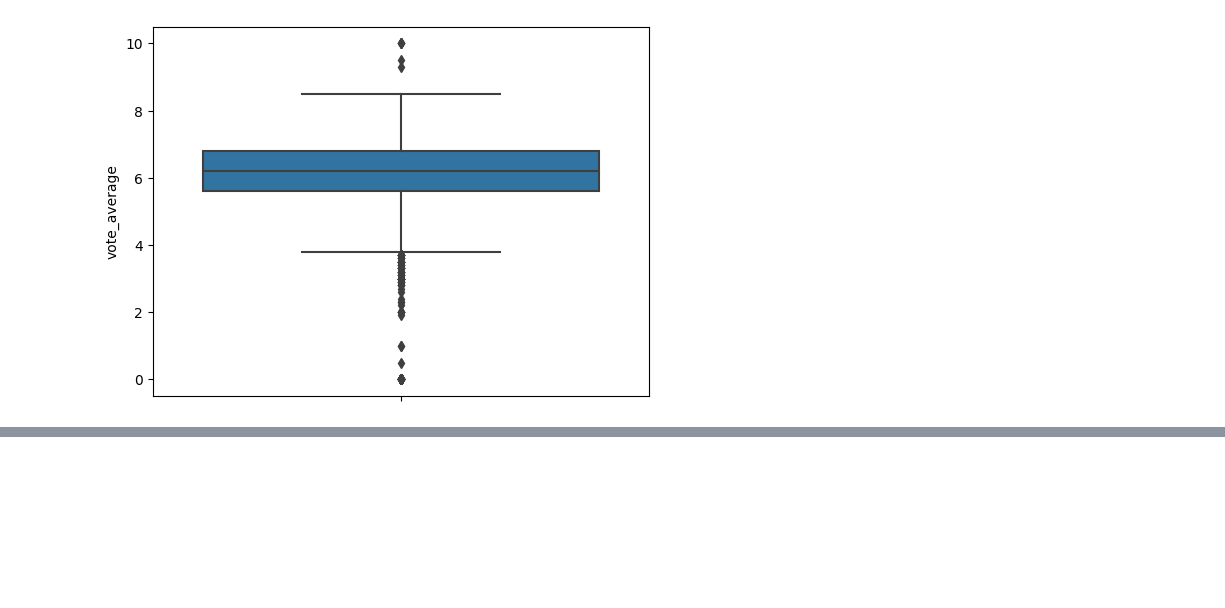
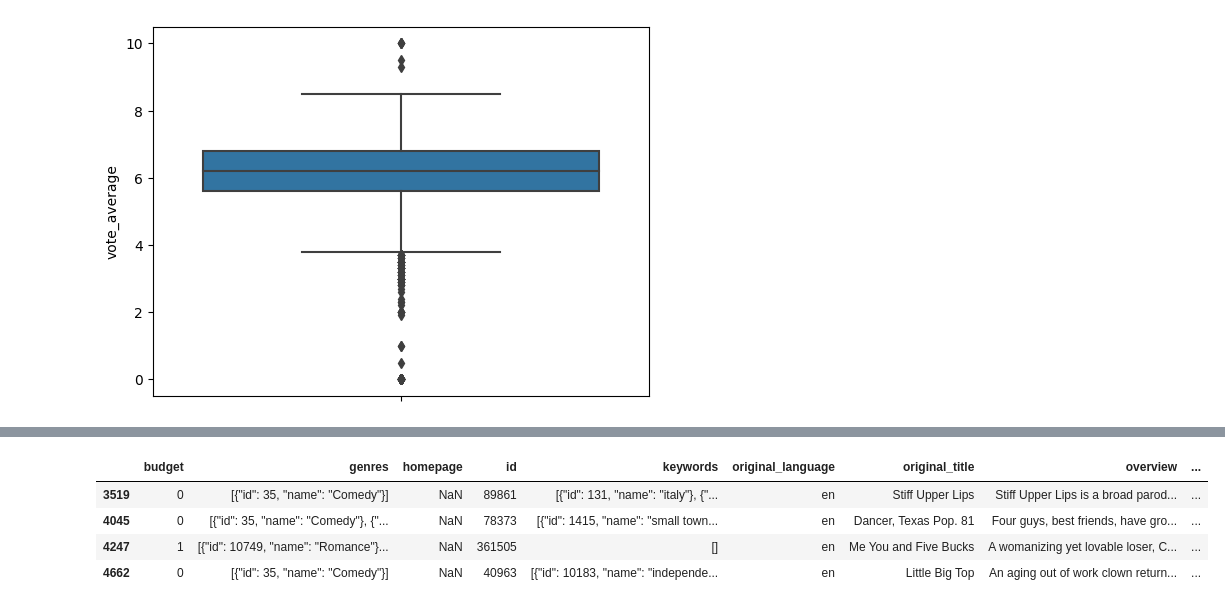
Before and after one commit to fcardosoo/Alura-011-Data-Science-testes-estat-sticos-com-Python, a Jupyter notebook: Data-science-Introducao-a-testes.ipynb, the cells around one changed output, grey strips where cells are left out. Drawn from its saved outputs; the diff is of its cells as text; code cells hidden in the pictures; blank space fills up the shorter version.

```diff
--- a/Data-science-Introducao-a-testes.ipynb
+++ b/Data-science-Introducao-a-testes.ipynb
@@ -55,0 +58,9 @@ tmdb.query('vote_average == 0')
+# %%
+# Verifica-se igualmente que filmes com média 10 possuem apenas 1 ou 2 votos
+tmdb.query('vote_average == 10')
+# %% [output]
+|  | budget | genres | homepage | id | keywords | original_language | original_title | overview | ... |
+| 3519 | 0 | [{"id": 35, "name": "Comedy"}] | NaN | 89861 | [{"id": 131, "name": "italy"}, {"... | en | Stiff Upper Lips | Stiff Upper Lips is a broad parod... | ... |
+| 4045 | 0 | [{"id": 35, "name": "Comedy"}, {"... | NaN | 78373 | [{"id": 1415, "name": "small town... | en | Dancer, Texas Pop. 81 | Four guys, best friends, have gro... | ... |
+| 4247 | 1 | [{"id": 10749, "name": "Romance"}... | NaN | 361505 | [] | en | Me You and Five Bucks | A womanizing yet lovable loser, C... | ... |
+| 4662 | 0 | [{"id": 35, "name": "Comedy"}] | NaN | 40963 | [{"id": 10183, "name": "independe... | en | Little Big Top | An aging out of work clown return... | ... |
```
Also changed, not shown: parts of 3 cells of this notebook.
